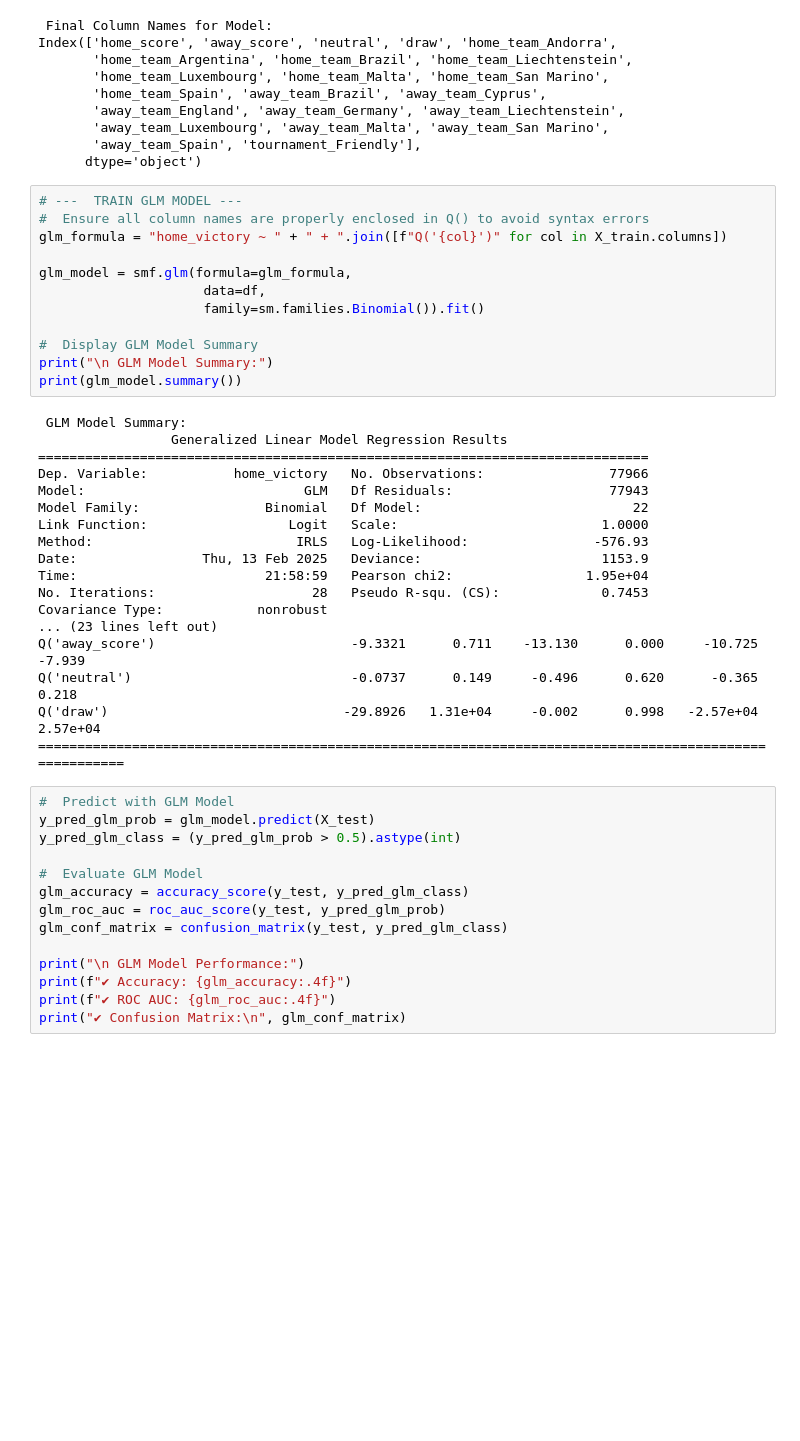
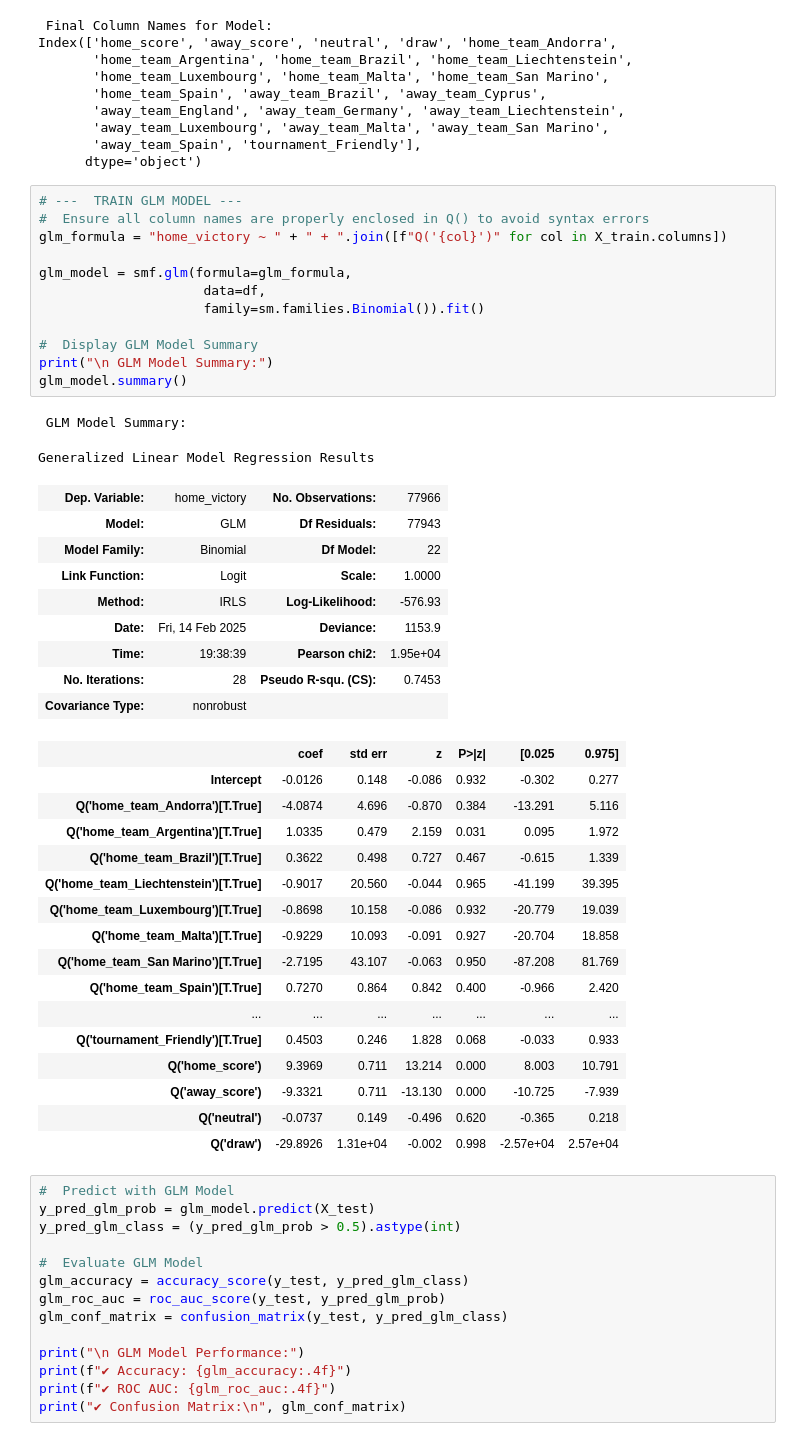
Before and after one commit to mr-kelsey/sp25-aai500-group2, a Jupyter notebook: Notebooks/glm.ipynb, the cells around one changed output. Drawn from its saved outputs; the diff is of its cells as text; blank space fills up the shorter version.

```diff
--- a/Notebooks/glm.ipynb
+++ b/Notebooks/glm.ipynb
@@ -100,33 +100,43 @@ Index(['home_score', 'away_score', 'neutral', 'draw', 'home_team_Andorra',
 # %%
 # ---  TRAIN GLM MODEL ---
 #  Ensure all column names are properly enclosed in Q() to avoid syntax errors
 glm_formula = "home_victory ~ " + " + ".join([f"Q('{col}')" for col in X_train.columns])
 
 glm_model = smf.glm(formula=glm_formula,
                      data=df,
                      family=sm.families.Binomial()).fit()
 
 #  Display GLM Model Summary
 print("\n GLM Model Summary:")
-print(glm_model.summary())
+glm_model.summary()
 # %% [output]
  GLM Model Summary:
-                 Generalized Linear Model Regression Results
-==============================================================================
-Dep. Variable:           home_victory   No. Observations:                77966
-Model:                            GLM   Df Residuals:                    77943
-Model Family:                Binomial   Df Model:                           22
-Link Function:                  Logit   Scale:                          1.0000
-Method:                          IRLS   Log-Likelihood:                -576.93
-Date:                Thu, 13 Feb 2025   Deviance:                       1153.9
-Time:                        21:58:59   Pearson chi2:                 1.95e+04
-No. Iterations:                    28   Pseudo R-squ. (CS):             0.7453
-Covariance Type:            nonrobust
-... (23 lines left out)
-Q('away_score')                         -9.3321      0.711    -13.130      0.000     -10.725      -7.939
-Q('neutral')                            -0.0737      0.149     -0.496      0.620      -0.365       0.218
-Q('draw')                              -29.8926   1.31e+04     -0.002      0.998   -2.57e+04    2.57e+04
-========================================================================================================
+Generalized Linear Model Regression Results
+| Dep. Variable: | home_victory | No. Observations: | 77966 |
+| Model: | GLM | Df Residuals: | 77943 |
+| Model Family: | Binomial | Df Model: | 22 |
+| Link Function: | Logit | Scale: | 1.0000 |
+| Method: | IRLS | Log-Likelihood: | -576.93 |
+| Date: | Fri, 14 Feb 2025 | Deviance: | 1153.9 |
+| Time: | 19:38:39 | Pearson chi2: | 1.95e+04 |
+| No. Iterations: | 28 | Pseudo R-squ. (CS): | 0.7453 |
+| Covariance Type: | nonrobust |  |  |
+|  | coef | std err | z | P>|z| | [0.025 | 0.975] |
+| Intercept | -0.0126 | 0.148 | -0.086 | 0.932 | -0.302 | 0.277 |
+| Q('home_team_Andorra')[T.True] | -4.0874 | 4.696 | -0.870 | 0.384 | -13.291 | 5.116 |
+| Q('home_team_Argentina')[T.True] | 1.0335 | 0.479 | 2.159 | 0.031 | 0.095 | 1.972 |
+| Q('home_team_Brazil')[T.True] | 0.3622 | 0.498 | 0.727 | 0.467 | -0.615 | 1.339 |
+| Q('home_team_Liechtenstein')[T.True] | -0.9017 | 20.560 | -0.044 | 0.965 | -41.199 | 39.395 |
+| Q('home_team_Luxembourg')[T.True] | -0.8698 | 10.158 | -0.086 | 0.932 | -20.779 | 19.039 |
+| Q('home_team_Malta')[T.True] | -0.9229 | 10.093 | -0.091 | 0.927 | -20.704 | 18.858 |
+| Q('home_team_San Marino')[T.True] | -2.7195 | 43.107 | -0.063 | 0.950 | -87.208 | 81.769 |
+| Q('home_team_Spain')[T.True] | 0.7270 | 0.864 | 0.842 | 0.400 | -0.966 | 2.420 |
+| ... | ... | ... | ... | ... | ... | ... |
+| Q('tournament_Friendly')[T.True] | 0.4503 | 0.246 | 1.828 | 0.068 | -0.033 | 0.933 |
+| Q('home_score') | 9.3969 | 0.711 | 13.214 | 0.000 | 8.003 | 10.791 |
+| Q('away_score') | -9.3321 | 0.711 | -13.130 | 0.000 | -10.725 | -7.939 |
+| Q('neutral') | -0.0737 | 0.149 | -0.496 | 0.620 | -0.365 | 0.218 |
+| Q('draw') | -29.8926 | 1.31e+04 | -0.002 | 0.998 | -2.57e+04 | 2.57e+04 |
 # %%
 #  Predict with GLM Model
 y_pred_glm_prob = glm_model.predict(X_test)
```
Also changed, not shown: 1 other file.
